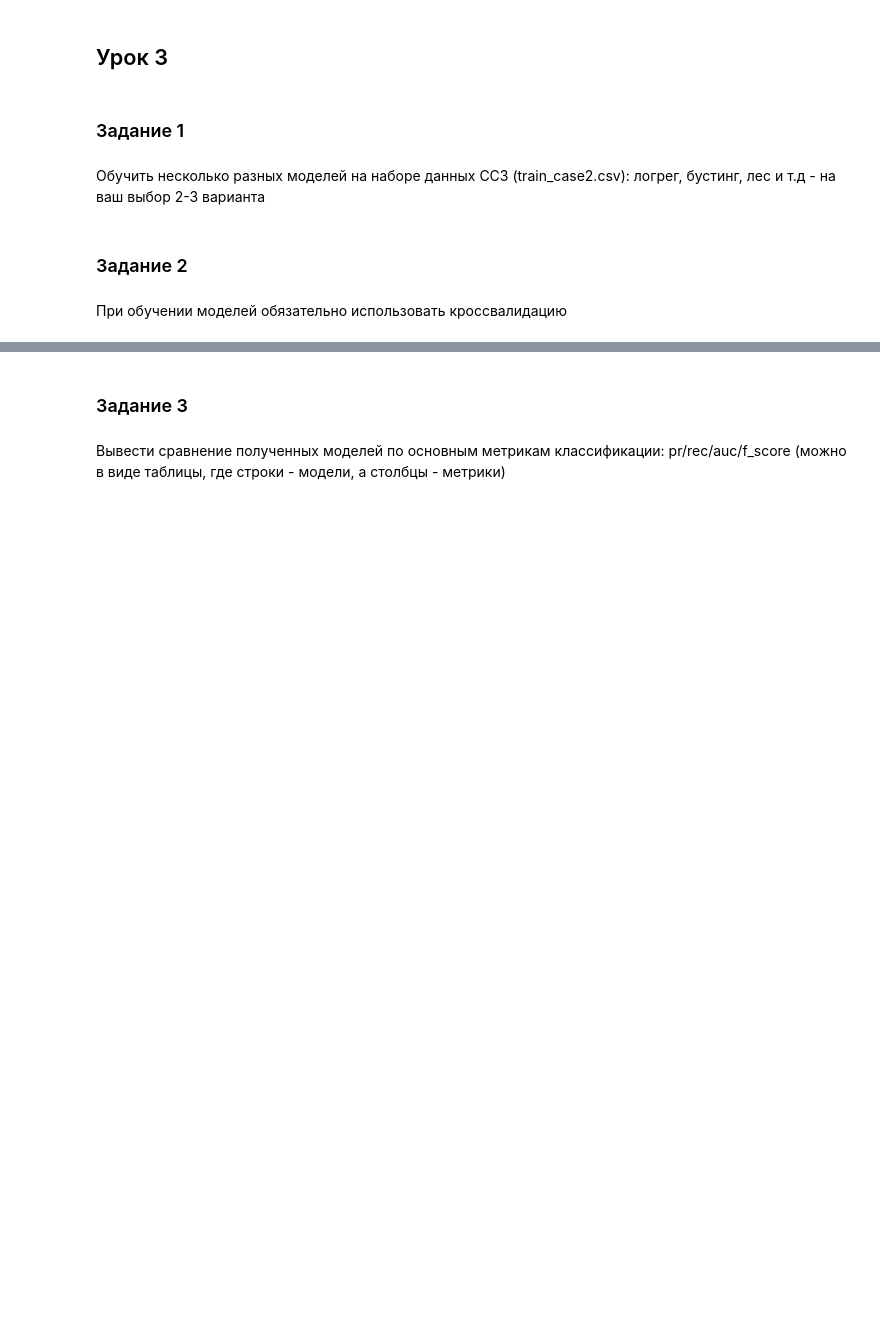
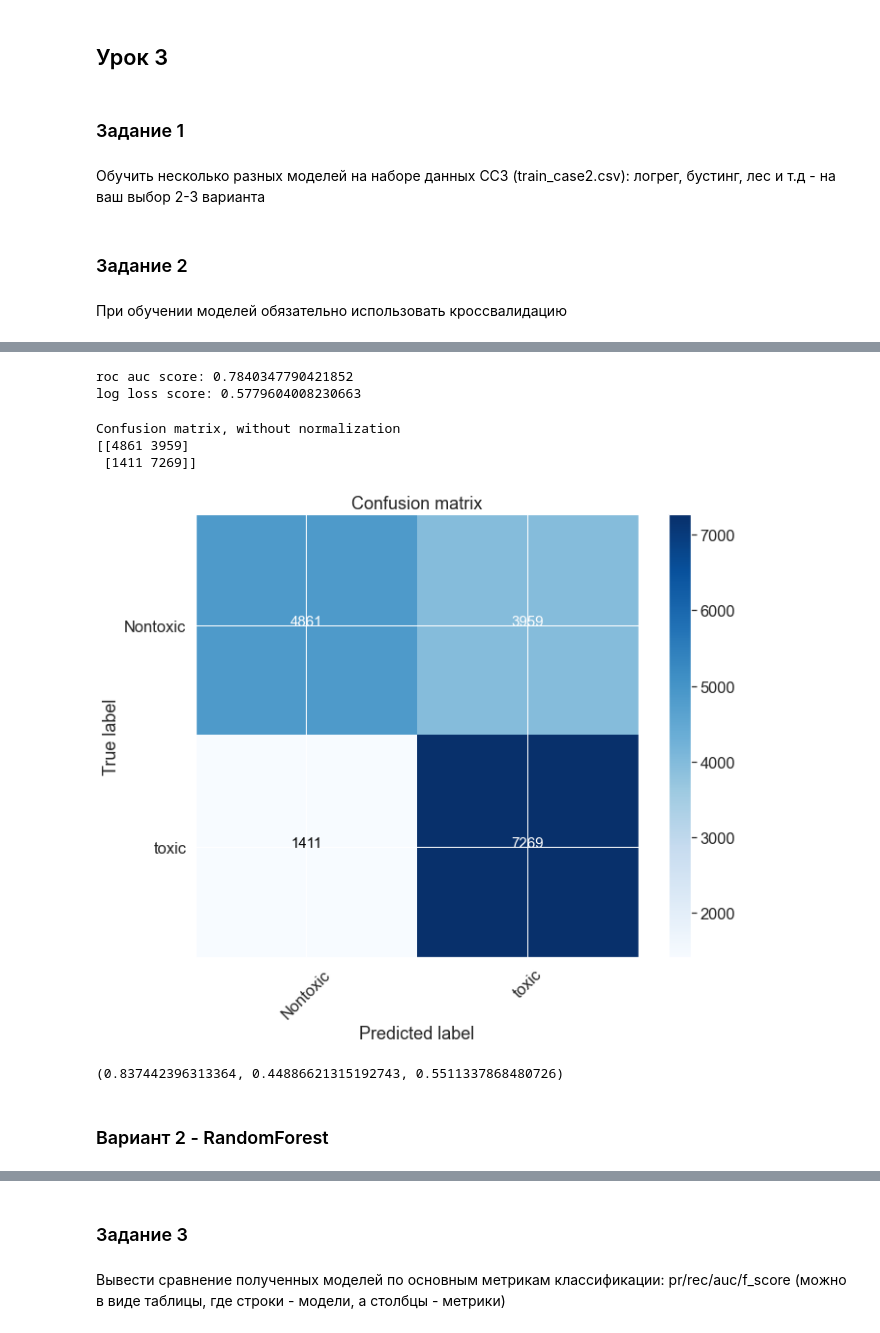
Before and after one commit to kamyninatatyana/ML_in_business, a Jupyter notebook: Lesson_03/HW_03.ipynb, the cells around one changed output, grey strips where cells are left out. Saved outputs shown, nothing was run; the diff lists cells and outputs as text; code cells hidden in the pictures; blank space fills up the shorter version.

```diff
--- a/Lesson_03/HW_03.ipynb
+++ b/Lesson_03/HW_03.ipynb
@@ -10,0 +196,72 @@
+# %%
+from sklearn.metrics import roc_auc_score, log_loss
+ras = roc_auc_score(y_true=y_test, y_score=classifier.predict_proba(X_test)[:,1])
+
+#Ваш код здесь
+print("roc auc score: {}".format(ras))
+print("log loss score: {}".format(log_loss(y_true=y_test, y_pred=classifier.predict_proba(X_test)[:,1])))
+# %% [output]
+roc auc score: 0.7840347790421852
+log loss score: 0.5779604008230663
+# %%
+def plot_confusion_matrix(cm, classes,
+                          normalize=False,
+                          title='Confusion matrix',
+                          cmap=plt.cm.Blues):
+    """
+    This function prints and plots the confusion matrix.
+    Normalization can be applied by setting `normalize=True`.
+    """
+    plt.imshow(cm, interpolation='nearest', cmap=cmap)
+    plt.title(title)
+    plt.colorbar()
+    tick_marks = np.arange(len(classes))
+    plt.xticks(tick_marks, classes, rotation=45)
+    plt.yticks(tick_marks, classes)
+
+    if normalize:
+        cm = cm.astype('float') / cm.sum(axis=1)[:, np.newaxis]
+        print("Normalized confusion matrix")
+    else:
+        print('Confusion matrix, without normalization')
+
+    print(cm)
+
+    thresh = cm.max() / 2.
+    for i, j in itertools.product(range(cm.shape[0]), range(cm.shape[1])):
+        plt.text(j, i, cm[i, j],
+                 horizontalalignment="center",
+                 color="white" if cm[i, j] > thresh else "black")
+
+    plt.tight_layout()
+    plt.ylabel('True label')
+    plt.xlabel('Predicted label')
+# %%
+#мы уже нашли ранее "оптимальный" порог, когда максимизировали f_score
+font = {'size' : 15}
+
+plt.rc('font', **font)
+
+cnf_matrix = confusion_matrix(y_test, y_score>thresholds[ix])
+plt.figure(figsize=(10, 8))
+plot_confusion_matrix(cnf_matrix, classes=['Nontoxic', 'toxic'],
+                      title='Confusion matrix')
+plt.savefig("conf_matrix.png")
+plt.show()
+# %% [output]
+Confusion matrix, without normalization
+[[4861 3959]
+ [1411 7269]]
+[figure, added]
+# %%
+TN = cnf_matrix[0][0]
+FN = cnf_matrix[1][0]
+TP = cnf_matrix[1][1]
+FP = cnf_matrix[0][1]
+
+TPR = TP/(TP+FN)
+FPR = FP/(FP+TN)
+TNR = TN/(FP+TN)
+TPR, FPR, TNR
+# %% [output]
+(0.837442396313364, 0.44886621315192743, 0.5511337868480726)
@@ -10,0 +271,2 @@
+# %% [markdown]
+### Вариант 2 - RandomForest
```
Also changed, not shown: parts of 23 cells of this notebook.
